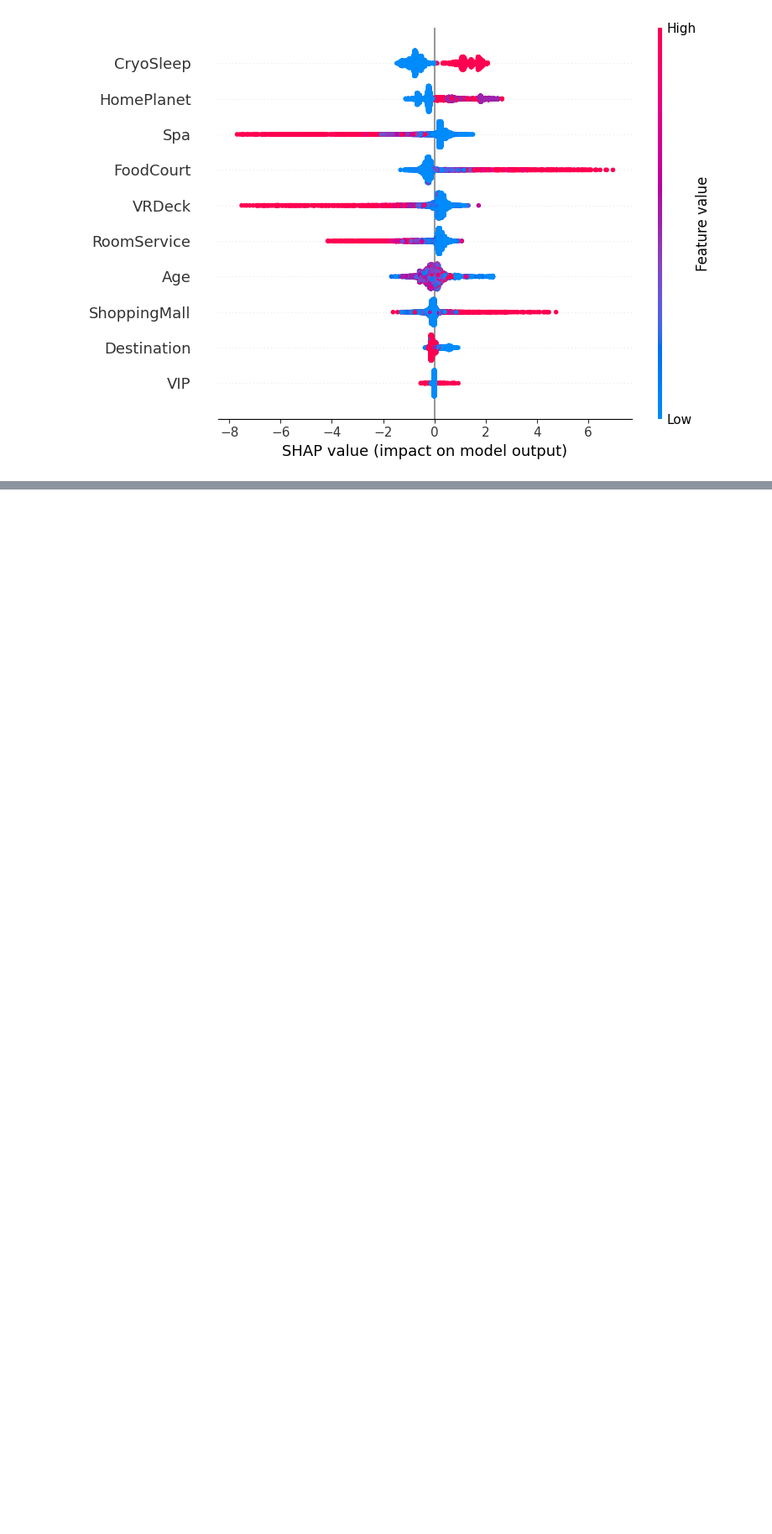
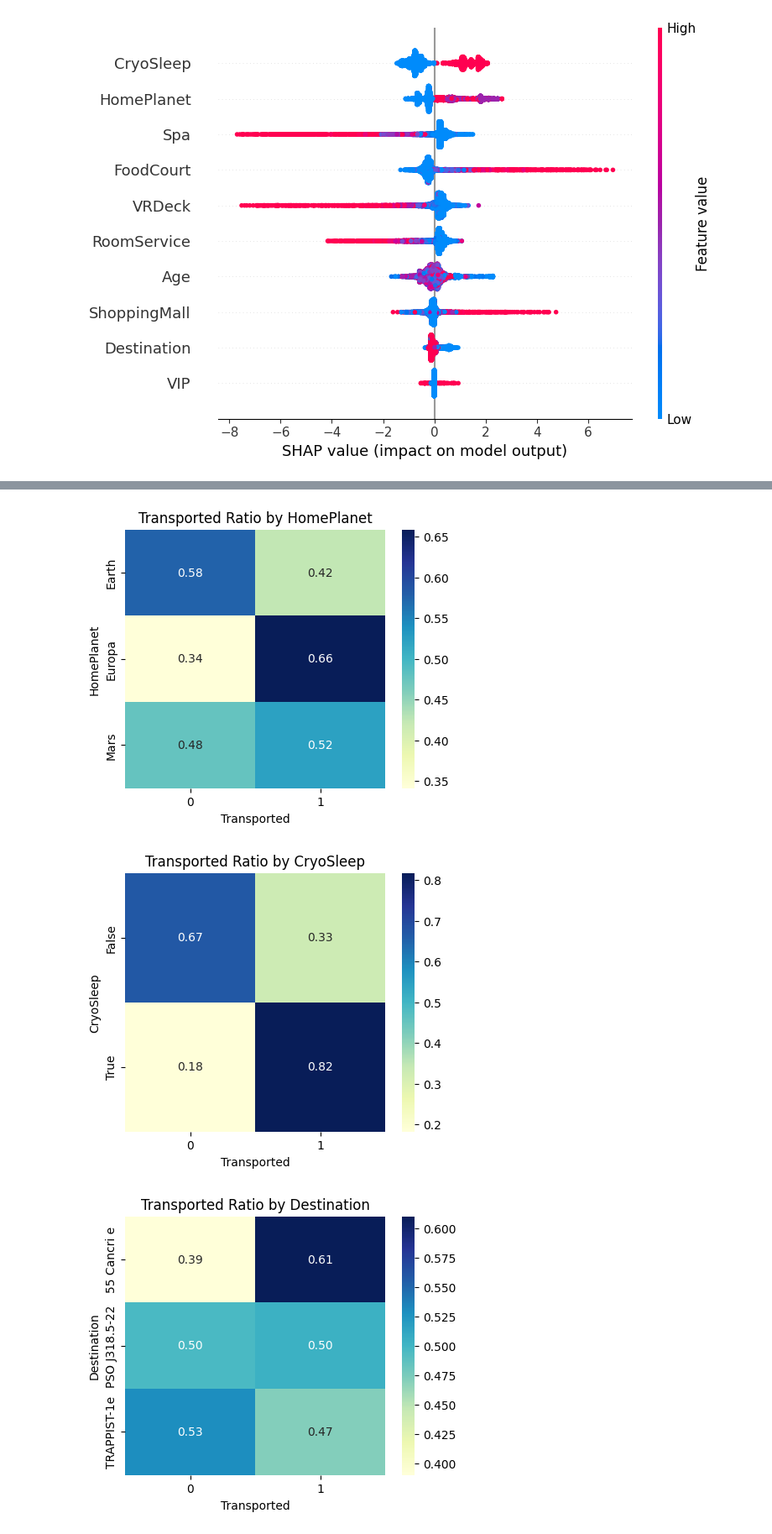
Before and after one commit to Kaggle-challange-group8/Titanic_space_ship_group_8, a Jupyter notebook: Kaggle_challange_group8.ipynb, the cells around one changed output, grey strips where cells are left out. Shown at 84% size. Saved outputs shown, nothing was run; the diff lists cells and outputs as text; code cells hidden in the pictures; blank space fills up the shorter version.

```diff
--- a/Kaggle_challange_group8.ipynb
+++ b/Kaggle_challange_group8.ipynb
@@ -569,0 +637,16 @@ Passing `palette` without assigning `hue` is deprecated and will be removed in v
+# %%
+# Crosstab Heatmaps
+categorical_features = ['HomePlanet', 'CryoSleep', 'Destination', 'VIP']
+
+for col in categorical_features:
+    plt.figure(figsize=(5, 4))
+    cross_tab = pd.crosstab(train_df[col], train_df['Transported'], normalize='index')
+    sns.heatmap(cross_tab, annot=True, cmap='YlGnBu', fmt=".2f")
+    plt.title(f'Transported Ratio by {col}')
+    plt.ylabel(col)
+    plt.xlabel('Transported')
+    plt.show()
+# %% [output]
+[figure, added]
+[figure, added]
+[figure, added]
```
Also changed, not shown: parts of 16 cells of this notebook.
